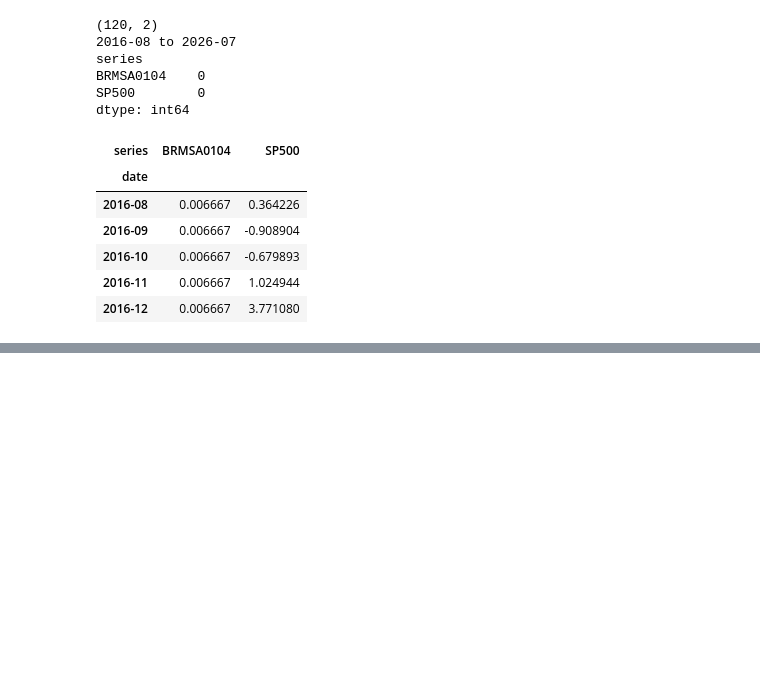
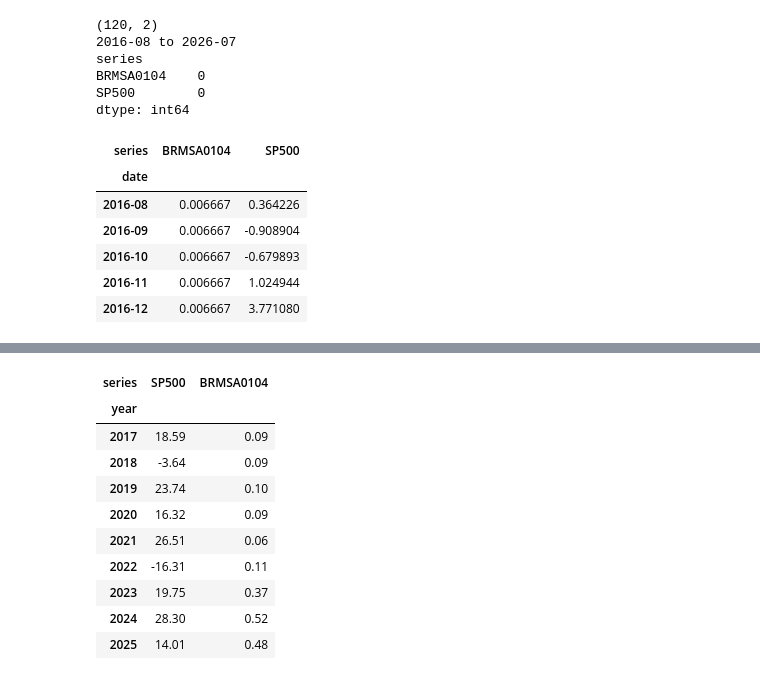
Before and after one commit to simonrusko-ux/me204-final-project, a Jupyter notebook: scripts/NB03-simonrusko-ux-Data-Analysis.ipynb, the cells around one changed output, grey strips where cells are left out. Cells and saved outputs as stored; diff of their text form; code cells hidden in the pictures; blank space fills up the shorter version.

```diff
--- a/scripts/NB03-simonrusko-ux-Data-Analysis.ipynb
+++ b/scripts/NB03-simonrusko-ux-Data-Analysis.ipynb
@@ -98,0 +192,80 @@ S&P 500 ranges from -19.07% (March 2020) to +8.22% (May 2025), standard deviatio
+# %%
+annual = monthly.copy()
+annual["year"] = [d[:4] for d in annual.index]
+annual = annual.loc[~annual["year"].isin(["2016", "2026"])]
+
+# Compound the months inside each year, then express the result in percent.
+yearly = annual.groupby("year").apply(
+    lambda g: (1 + g[["SP500", "BRMSA0104"]] / 100).prod() * 100 - 100,
+    include_groups=False,
+)
+
+years = yearly.index.tolist()
+won = (yearly["SP500"] > yearly["BRMSA0104"]).sum()
+lost = [y for y in years if yearly.loc[y, "SP500"] < yearly.loc[y, "BRMSA0104"]]
+
+fig = make_subplots(
+    rows=2, cols=1, shared_xaxes=True, vertical_spacing=0.13,
+    subplot_titles=(
+        "S&P 500",
+        f"Savings account \u2014 note the axis: it stops at "
+        f"{yearly['BRMSA0104'].max():.2f}%",
+    ),
+)
+
+style_subplot_titles(fig)   # called here: the panel titles are the only
+                            # annotations so far, so nothing else is touched.
+
+for row, (name, col, color) in enumerate(
+        [("S&P 500", "SP500", MARKET), ("Savings account", "BRMSA0104", SAVINGS)], start=1):
+    fig.add_trace(go.Bar(
+        x=years, y=yearly[col].tolist(), name=name,
+        marker=dict(color=color, cornerradius=2),
+        hovertemplate="%{x}: %{y:.2f}%<extra>" + name + "</extra>",
+    ), row=row, col=1)
+
+# The only two years the savings account won. On a category axis an annotation
+# is placed by position, not by the label itself.
+for yr in lost:
+    fig.add_annotation(x=years.index(yr), y=yearly.loc[yr, "SP500"],
+                       text="savings ahead", showarrow=False,
+                       yshift=-13, yanchor="top",
+                       font=dict(size=10, color=SAVINGS), row=1, col=1)
+
+fig.update_layout(
+    title=dict(
+        text=f"Return by calendar year: the market was ahead in {won} of {len(years)} years",
+        subtitle=dict(
+            text=f"Each panel has its own axis: the market swings "
+                 f"{yearly['SP500'].min():.1f}% to {yearly['SP500'].max():.1f}%, "
+                 f"the savings account never past half a percent.",
+            font=dict(family=SANS, size=13, color=MUTED)),
+    ),
+    height=670, showlegend=False, bargap=0.42,
+    margin=dict(l=25, r=70, t=160, b=75),
+)
+# Without type="category" plotly reads the year labels as dates and the bars vanish.
+fig.update_xaxes(type="category")
+for row in (1, 2):
+    fig.update_yaxes(title_text="Return (%)", ticksuffix="%", zeroline=True,
+                     zerolinecolor="#a8a095", zerolinewidth=1.2, row=row, col=1)
+
+press_frame(fig)
+
+export(fig, "finding2-by-year")
+
+fig.show()
+
+yearly.round(2)
+# %% [output]
+| series | SP500 | BRMSA0104 |
+| year |  |  |
+| 2017 | 18.59 | 0.09 |
+| 2018 | -3.64 | 0.09 |
+| 2019 | 23.74 | 0.10 |
+| 2020 | 16.32 | 0.09 |
+| 2021 | 26.51 | 0.06 |
+| 2022 | -16.31 | 0.11 |
+| 2023 | 19.75 | 0.37 |
+| 2024 | 28.30 | 0.52 |
+| 2025 | 14.01 | 0.48 |
```
Also changed, not shown: parts of 13 cells of this notebook, 5 other files.
